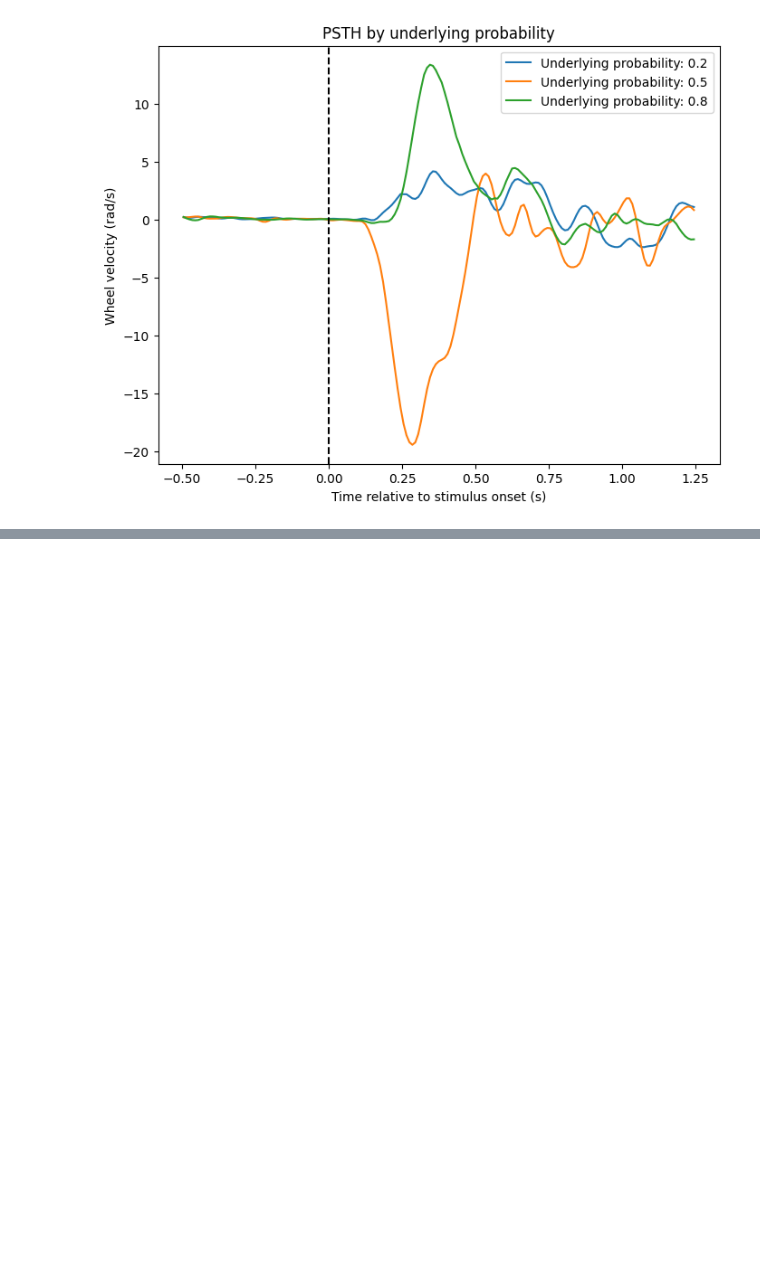
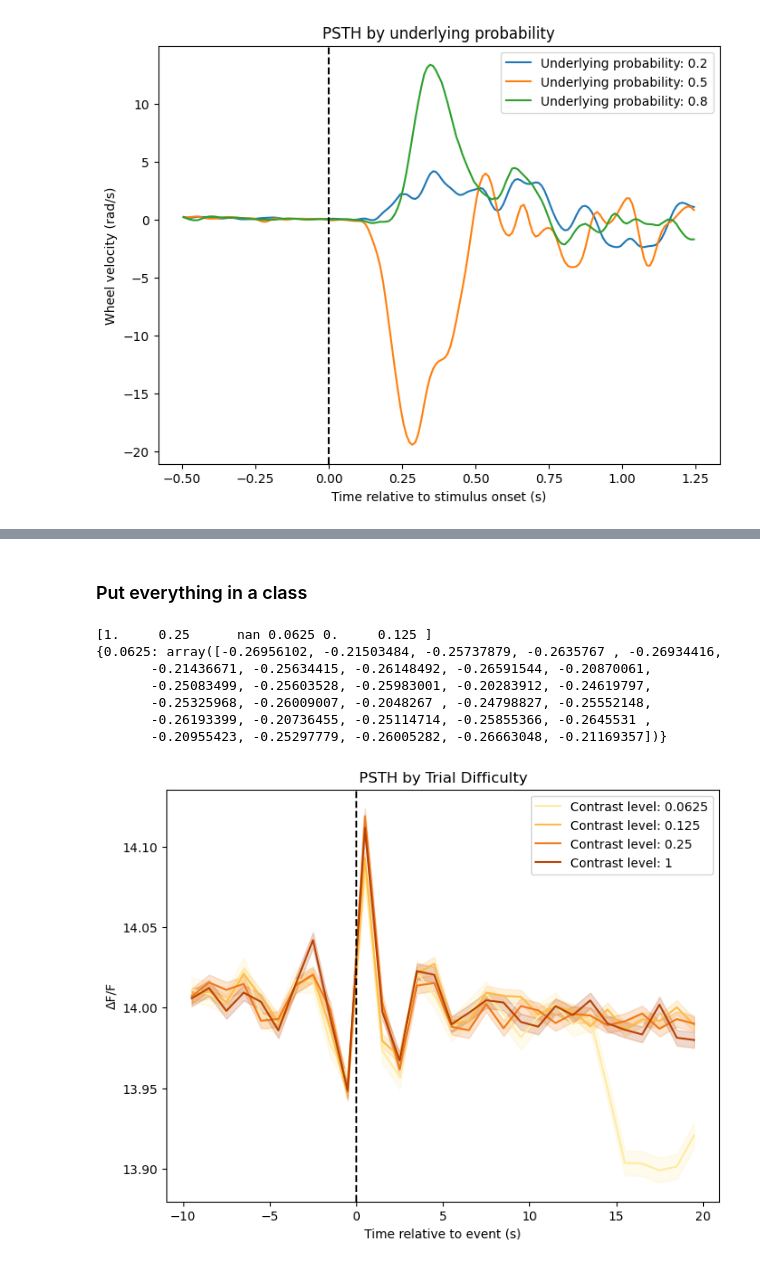
Before and after one commit to davcrom/ibl_neuromodulators, a Jupyter notebook: 02_serotonin_rpe.ipynb, the cells around one changed output, grey strips where cells are left out. Saved outputs shown, nothing was run; the diff lists cells and outputs as text; code cells hidden in the pictures; blank space fills up the shorter version.

Commit message:
build class for aligning signaling to events of interest

```diff
--- a/02_serotonin_rpe.ipynb
+++ b/02_serotonin_rpe.ipynb
@@ -418,0 +511,10 @@ plt.show()
+# %%
+import pandas as pd
+import numpy as np
+import matplotlib.pyplot as plt
+import seaborn as sns
+
+pathfile = '/Users/sarahhu/ibl_photometry/DR-5HT/'
+metadf = pd.read_parquet(pathfile + 'sessions.pqt')
+metadf.reset_index(inplace=True)
+metadf.head()
@@ -418,0 +531,5 @@ plt.show()
+# %%
+# select a random session eid
+eid = metadf['eid'][2]
+# %% [markdown]
+### Put everything in a class
@@ -418,0 +692,17 @@ plt.show()
+# %%
+# test functions
+session1 = Photometry(eid=metadf['eid'][30], events='feedback_times')
+session1.get_psth()
+print(session1.contrastLeft.unique())
+psth_avg, tscale = session1.get_psth_by_contrast_level(contrast=[0.0625])
+print(psth_avg)
+session1.plot_psth_by_contrast_level(contrast=[0.0625, 0.125, 0.25, 1], bin_size=1, pre_time=10, post_time=20, baseline_time=10)
+# %% [output]
+[1.     0.25      nan 0.0625 0.     0.125 ]
+{0.0625: array([-0.26956102, -0.21503484, -0.25737879, -0.2635767 , -0.26934416,
+       -0.21436671, -0.25634415, -0.26148492, -0.26591544, -0.20870061,
+       -0.25083499, -0.25603528, -0.25983001, -0.20283912, -0.24619797,
+       -0.25325968, -0.26009007, -0.2048267 , -0.24798827, -0.25552148,
+       -0.26193399, -0.20736455, -0.25114714, -0.25855366, -0.2645531 ,
+       -0.20955423, -0.25297779, -0.26005282, -0.26663048, -0.21169357])}
+[figure, added]
```
Also changed, not shown: parts of 11 cells of this notebook.
